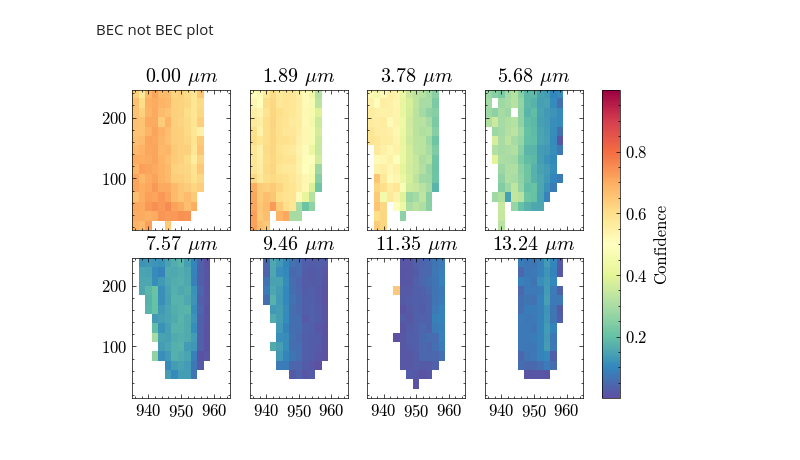
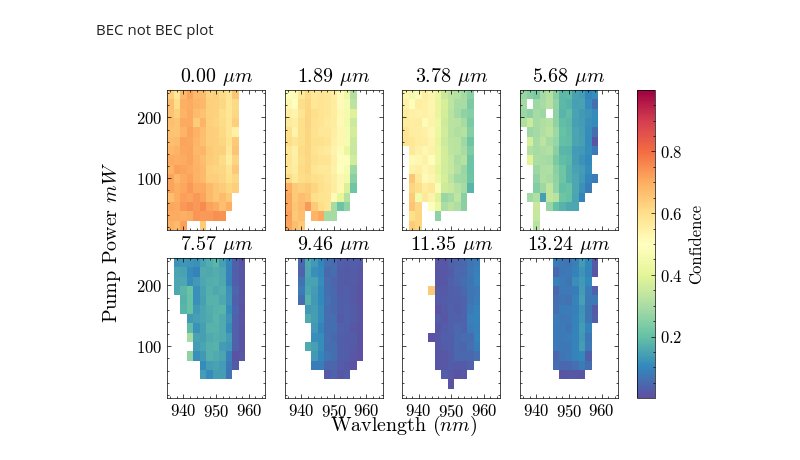
Before and after one commit to phbecimperial/Supervised-clustering-phase-pBEC, a Jupyter notebook: MultiMode Analysis/Phase_diagram_notebook.ipynb, the cells around one changed output. Saved outputs shown, nothing was run; the diff lists cells and outputs as text; code cells hidden in the pictures.

```diff
--- a/MultiMode Analysis/Phase_diagram_notebook.ipynb
+++ b/MultiMode Analysis/Phase_diagram_notebook.ipynb
@@ -376,9 +410,9 @@ for i, (disp, pos) in enumerate(zip(displacements, positions)):
     thermal_mask = pos_mask & (~stim_mask)
     sp_mask = pos_mask & stim_mask
 
-    scat = axes[i].scatter(data['cavity_length'][thermal_mask], data['power'][thermal_mask], color='black', label='Below Threshold')
+    scat = axes[i].scatter(data['pca_length'][thermal_mask], data['power'][thermal_mask], color='black', label='Below Threshold')
 
-    axes[i].scatter(data['cavity_length'][sp_mask], data['power'][sp_mask], c=data['meter_reading'][sp_mask]*1e3,
+    axes[i].scatter(data['pca_length'][sp_mask], data['power'][sp_mask], c=data['meter_reading'][sp_mask]*1e3,
                   cmap=cmap, label='Above Threshold', vmin = vs[0], vmax = vs[1])
 
     axes[i].set_xlim([930,965])
@@ -396,17 +430,29 @@ Predict entire dataset with BEC not BEC model (will take a while)
 # %%
 if socket.gethostname() == 'Louis_PC':
     model_root = r'C:\Users\Pouis\Documents\Uni Shit\Masters\PhaseGit\Supervised-clustering-phase-pBEC\MultiMode Analysis\Models\220824_multi_'
-    save_path = model_root + 'predictions'
+    save_path = model_root + f'{t_chunks[0][0]}_{t_chunks[-1][-1]}_predictions'
 # %%
-feat_vectors = Meta_classifier.predeict_images_CNN(data['file'][stim_mask], root = model_root, phases = 1, sigm=[0.1,0.1])
-outputs, preds = Meta_classifier.predict_full_output(data['file'][stim_mask], root = model_root, phases = 1, sigm= [0.1,0.1])
+# Tries to load any previous predictions made
+try:
+    with open(save_path + '.json', 'r') as f:
+        cnn_outs = json.load(f)
 
-cnn_outs = {
-    'feature_vectors': feat_vectors.tolist(),
-    'outputs': outputs.tolist(),
-    'predictions': preds.tolist()
-}
+except:
+    # If no predictions exist, runs cnn
+    feat_vectors = Meta_classifier.predeict_images_CNN(data['file'][stim_mask], root = model_root, phases = 1, sigm=[0.1,0.1])
+    outputs, preds = Meta_classifier.predict_full_output(data['file'][stim_mask], root = model_root, phases = 1, sigm= [0.1,0.1])
 
-# to be loaded later
-with open(save_path, 'w') as f:
-    json.dump(cnn_outs,f)
+    cnn_outs = {
+        'feature_vectors': feat_vectors.tolist(),
+        'outputs': outputs.tolist(),
+        'predictions': preds.tolist()
+    }
+
+    # to be loaded later
+    with open(save_path + '.json', 'w') as f:
+        json.dump(cnn_outs,f)
+
+finally:
+    # converts back to numpy arrays
+    for i, (key, val) in enumerate(zip(cnn_outs.keys(), cnn_outs.values())):
+        cnn_outs.update({key: np.array(val)})
@@ -420,6 +460,8 @@ for i, (key, val) in enumerate(zip(cnn_outs.keys(), cnn_outs.values())):
 BEC not BEC plot
 # %%
 from physt import h2
+# similar to mode confidence plot
+
 bin_count = [10, 10]
 cmap = 'Spectral_r'
 vs = [np.min(cnn_outs['outputs']), np.max(cnn_outs['outputs'])]
@@ -428,31 +470,35 @@ fig, axes, gs = power_length_analysis.grid_plot(
     nplots=nplots, ncols=ncols, nrows=nrows,
     wspace=0.2, hspace=0.2)
 
 stim_data = {}
 
 for k,v in zip(data.keys(), data.values()):
     stim_data.update({k: v[stim_mask]})
 
 
 for i, (disp, pos) in enumerate(zip(displacements, positions)):
     pos_mask = select_files.select_position(stim_data, pos)
 
     histogram = h2(stim_data['cavity_length'][pos_mask], stim_data['power'][pos_mask], 'quantile', bin_count = bin_count, name = 'Bins', axis_names=['Wavelength (nm)', 'Power (mW)'])
     bins = histogram.numpy_bins
 
     conf = cnn_outs['outputs'][:, 0, 0][pos_mask]
     _, _, plot, stat = power_length_analysis.plot_2d_stat_hist(stim_data['pca_length'][pos_mask],
                                                                stim_data['power'][pos_mask],
                                                                conf, [935, 965],
                                                                [min(data['power']), max(data['power'])], bins=15,
                                                                cmap=cmap,
                                                                fig=fig, ax=axes[i], vs=vs, ret_stat=True)
 
     axes[i].set_title(f'{disp:.2f} $\mu m$')
 
 
 cbax = plt.subplot(gs[1])
 plt.colorbar(plot, cbax, cmap=cmap, label='Confidence', )
+
+fig.supxlabel('Wavlength $(nm)$')
+fig.supylabel('Pump Power $mW$')
+
 plt.show()
 # %% [output]
-[figure, old version]
+[figure, new version]
```
Also changed, not shown: parts of 21 cells of this notebook.
